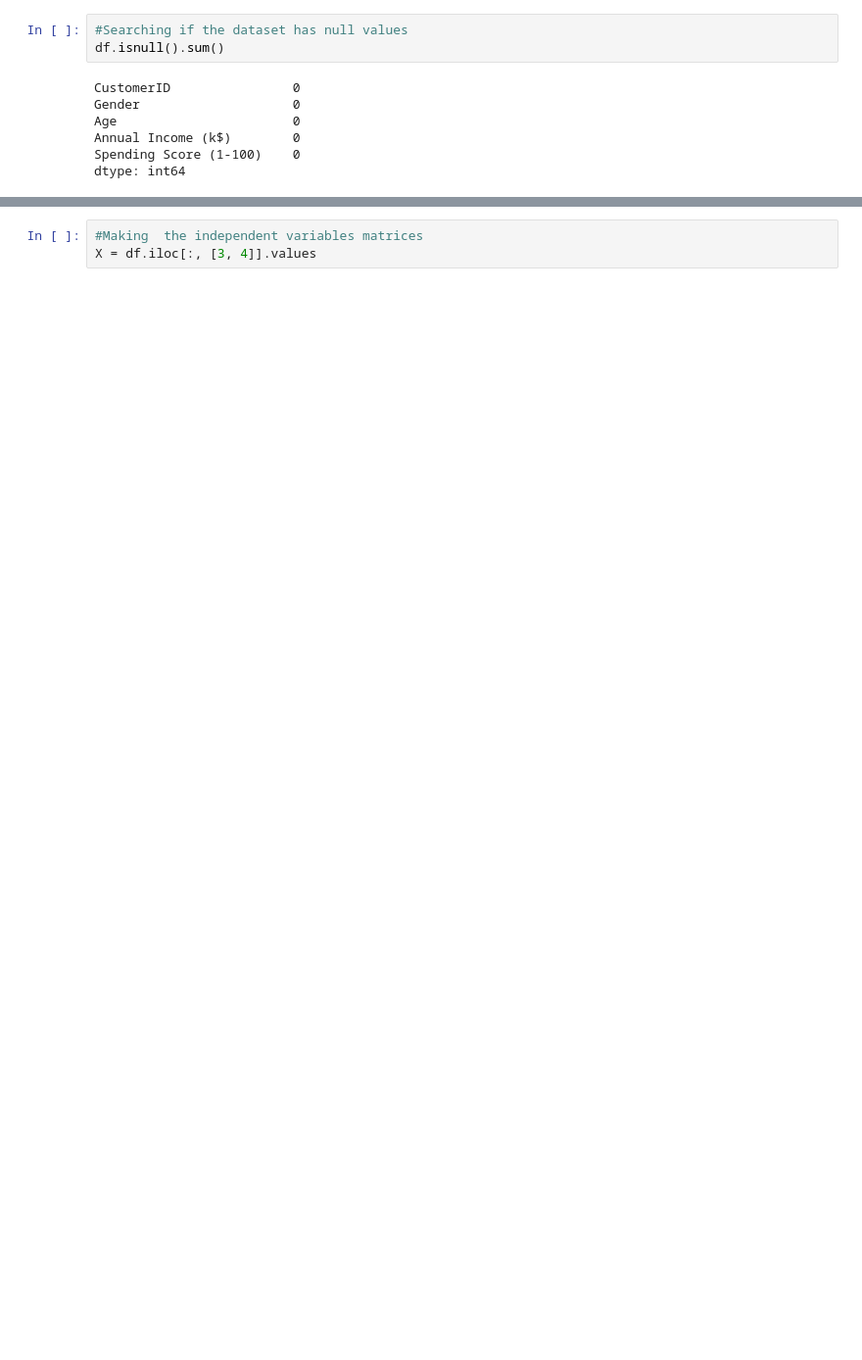
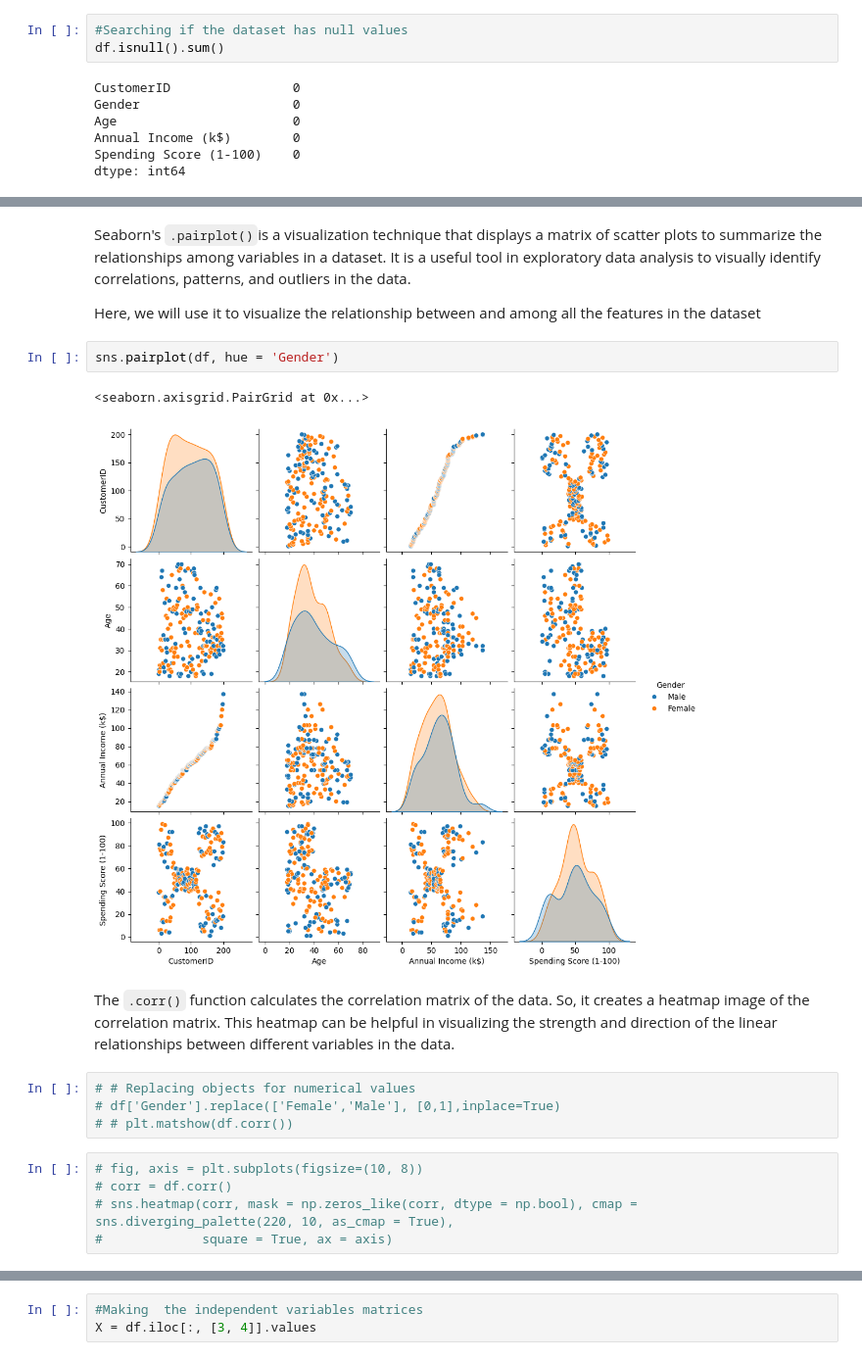
Before and after one commit to Thorne-Musau/Consumer-Segmentation-Analysis, a Jupyter notebook: csdraft.ipynb, the cells around one changed output, grey strips where cells are left out. Shown: that part at 98% size. Drawn from its saved outputs; the diff is of its cells as text; blank space fills up the shorter version.

````diff
--- a/csdraft.ipynb
+++ b/csdraft.ipynb
@@ -129,0 +168,20 @@ plt.show()
+# %% [markdown]
+Seaborn's ```.pairplot()```is a visualization technique that displays a matrix of scatter plots to summarize the relationships among variables in a dataset. It is a useful tool in exploratory data analysis to visually identify correlations, patterns, and outliers in the data.
+
+Here, we will use it to visualize the relationship between and among all the features in the dataset
+# %%
+sns.pairplot(df, hue = 'Gender')
+# %% [output]
+<seaborn.axisgrid.PairGrid at 0x...>
+[figure, added]
+# %% [markdown]
+The ```.corr()``` function calculates the correlation matrix of the data. So, it creates a heatmap image of the correlation matrix. This heatmap can be helpful in visualizing the strength and direction of the linear relationships between different variables in the data.
+# %%
+# # Replacing objects for numerical values
+# df['Gender'].replace(['Female','Male'], [0,1],inplace=True)
+# # plt.matshow(df.corr())
+# %%
+# fig, axis = plt.subplots(figsize=(10, 8))
+# corr = df.corr()
+# sns.heatmap(corr, mask = np.zeros_like(corr, dtype = np.bool), cmap = sns.diverging_palette(220, 10, as_cmap = True),
+#             square = True, ax = axis)
````
Also changed, not shown: parts of 33 cells of this notebook, 1 other file.
